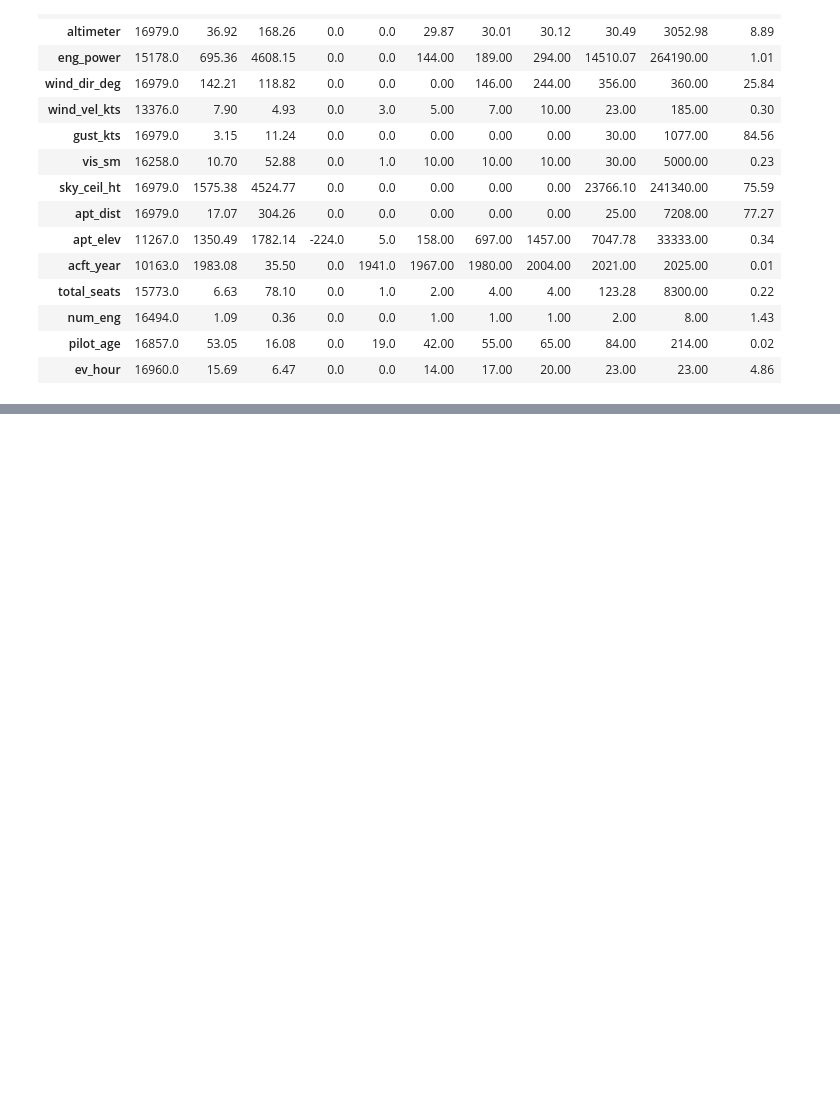
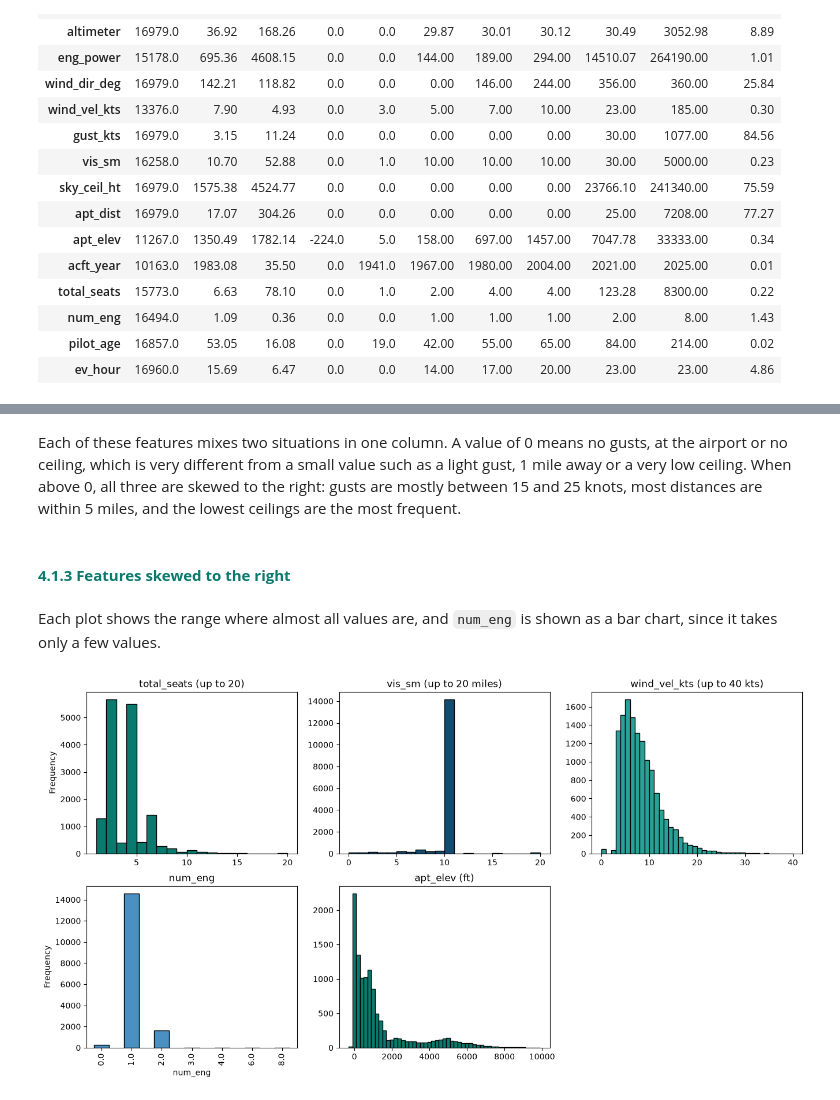
Before and after one commit to martim-dot/ML_Project, a Jupyter notebook: primeiraparte.ipynb, the cells around one changed output, grey strips where cells are left out. Cells and saved outputs as stored; diff of their text form; code cells hidden in the pictures; blank space fills up the shorter version.

```diff
--- a/primeiraparte.ipynb
+++ b/primeiraparte.ipynb
@@ -1417,0 +1713,34 @@ The mean, standard deviation and maximum confirm that the impossible values are
+# %% [markdown]
+Each of these features mixes two situations in one column. A value of 0 means no gusts, at the airport or no ceiling, which is very different from a small value such as a light gust, 1 mile away or a very low ceiling. When above 0, all three are skewed to the right: gusts are mostly between 15 and 25 knots, most distances are within 5 miles, and the lowest ceilings are the most frequent.
+# %% [markdown]
+#### <font color='#097a6d'>**4.1.3 Features skewed to the right**</font>
+# %% [markdown]
+Each plot shows the range where almost all values are, and `num_eng` is shown as a bar chart, since it takes only a few values.
+# %%
+plt.figure(figsize=(16, 8))
+
+plt.subplot(2, 3, 1)
+plt.hist(learn["total_seats"], bins=range(1, 21), color="#097a6d", edgecolor="black")
+plt.title("total_seats (up to 20)")
+plt.ylabel("Frequency")
+
+plt.subplot(2, 3, 2)
+plt.hist(learn["vis_sm"], bins=range(0, 21), color="#144b71", edgecolor="black")
+plt.title("vis_sm (up to 20 miles)")
+
+plt.subplot(2, 3, 3)
+plt.hist(learn["wind_vel_kts"], bins=range(0, 41), color="#2aa198", edgecolor="black")
+plt.title("wind_vel_kts (up to 40 kts)")
+
+plt.subplot(2, 3, 4)
+learn["num_eng"].value_counts().sort_index().plot(kind="bar", color="#4a90c2", edgecolor="black")
+plt.title("num_eng")
+plt.ylabel("Frequency")
+
+plt.subplot(2, 3, 5)
+plt.hist(learn["apt_elev"], bins=range(-300, 10001, 200), color="#097a6d", edgecolor="black")
+plt.title("apt_elev (ft)")
+
+plt.show()
+# %% [output]
+[figure, added]
```
Also changed, not shown: parts of 76 cells of this notebook.
